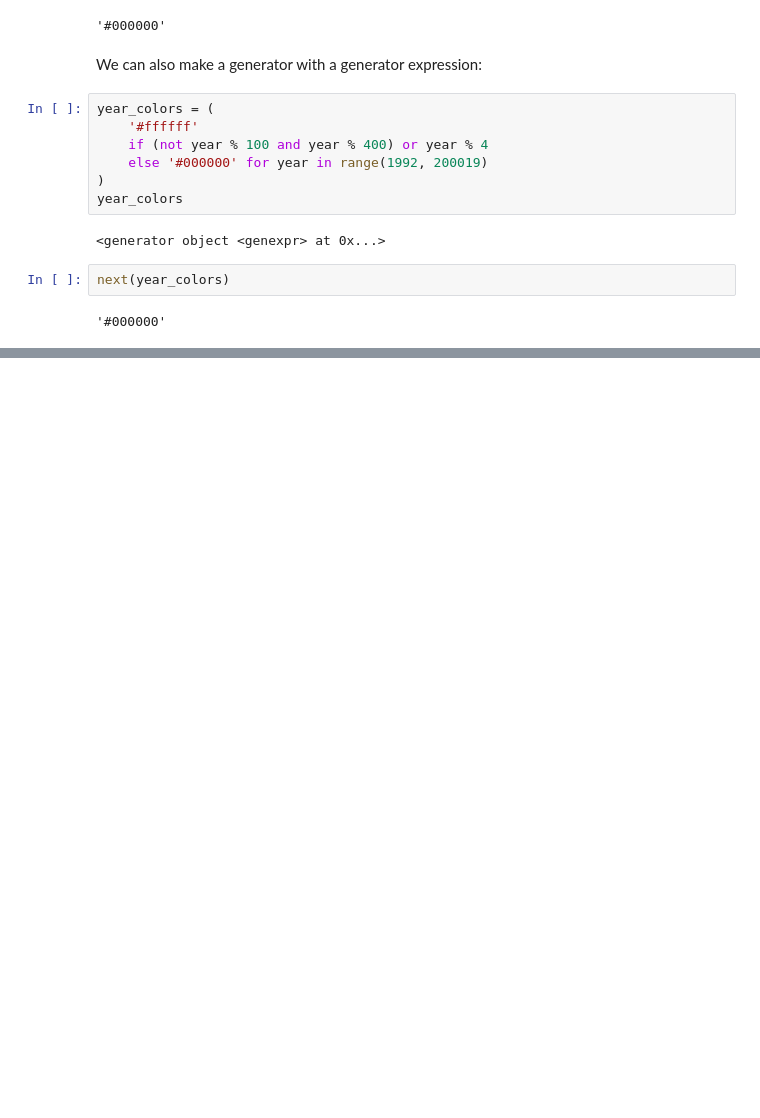
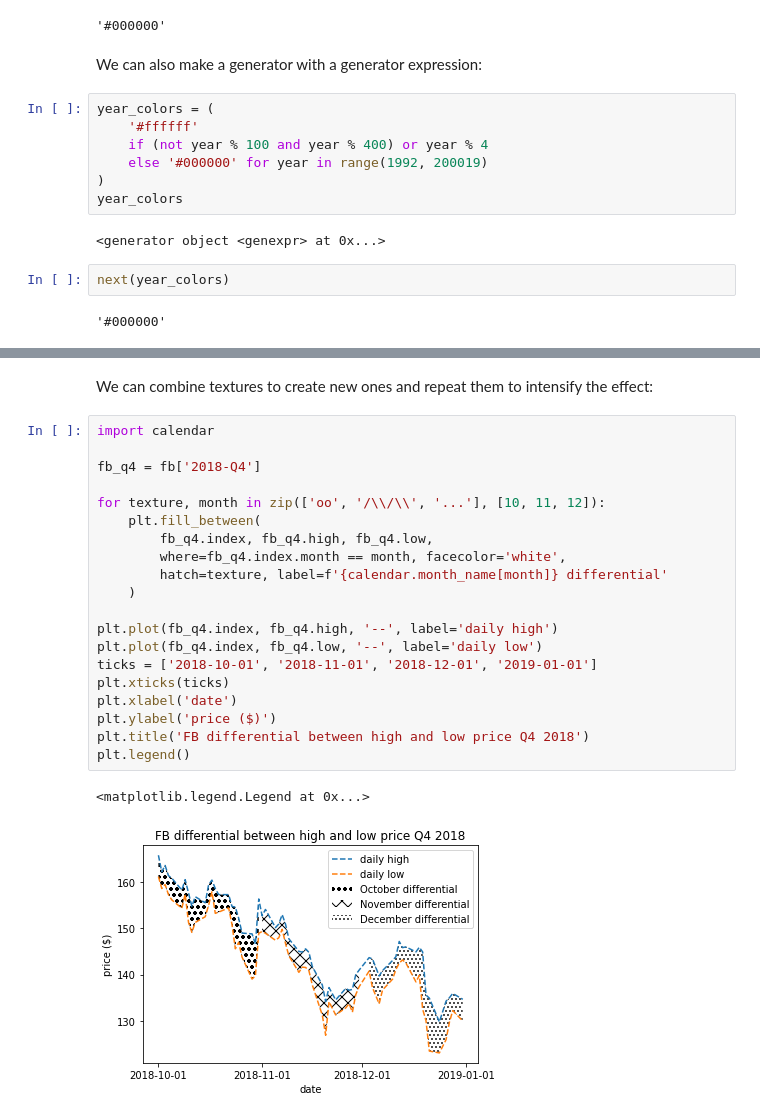
Before and after one commit to stefmolin/Hands-On-Data-Analysis-with-Pandas-2nd-edition, a Jupyter notebook: ch_06/3-customizing_visualizations.ipynb, the cells around one changed output, grey strips where cells are left out. Cells and saved outputs as stored; diff of their text form; blank space fills up the shorter version.

```diff
--- a/ch_06/3-customizing_visualizations.ipynb
+++ b/ch_06/3-customizing_visualizations.ipynb
@@ -352,0 +365,25 @@ next(year_colors)
+# %% [markdown]
+We can combine textures to create new ones and repeat them to intensify the effect:
+# %%
+import calendar
+
+fb_q4 = fb['2018-Q4']
+
+for texture, month in zip(['oo', '/\\/\\', '...'], [10, 11, 12]):
+    plt.fill_between(
+        fb_q4.index, fb_q4.high, fb_q4.low,
+        where=fb_q4.index.month == month, facecolor='white',
+        hatch=texture, label=f'{calendar.month_name[month]} differential'
+    )
+
+plt.plot(fb_q4.index, fb_q4.high, '--', label='daily high')
+plt.plot(fb_q4.index, fb_q4.low, '--', label='daily low')
+ticks = ['2018-10-01', '2018-11-01', '2018-12-01', '2019-01-01']
+plt.xticks(ticks)
+plt.xlabel('date')
+plt.ylabel('price ($)')
+plt.title('FB differential between high and low price Q4 2018')
+plt.legend()
+# %% [output]
+<matplotlib.legend.Legend at 0x...>
+[figure, added]
```
Also changed, not shown: parts of 8 cells of this notebook, 1 other file.
